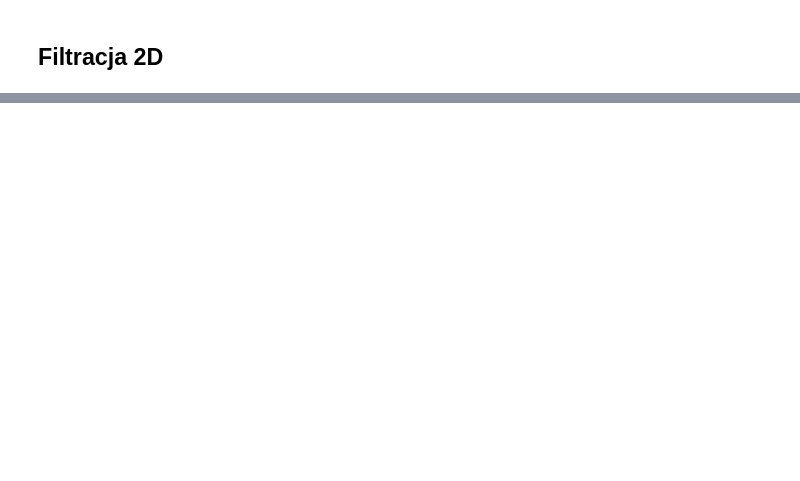
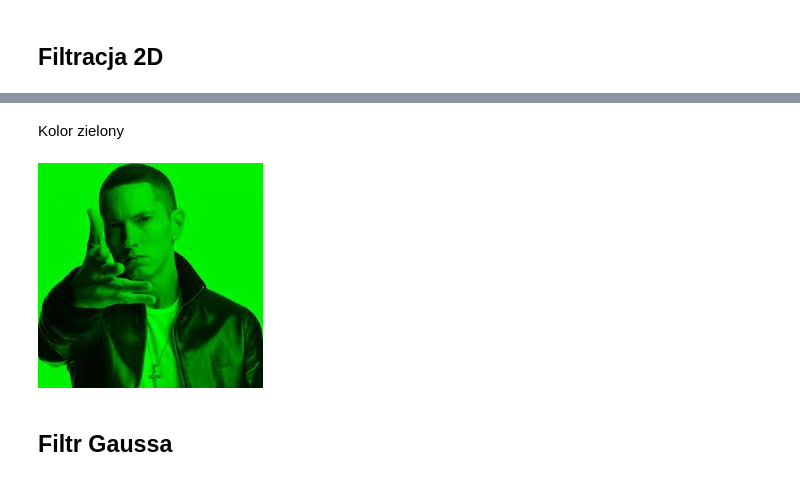
Before and after one commit to kodzib/TP-projekt-3, a Jupyter notebook: oddanie_projektu.ipynb, the cells around one changed output, grey strips where cells are left out. Saved outputs shown, nothing was run; the diff lists cells and outputs as text; code cells hidden in the pictures; blank space fills up the shorter version.

```diff
--- a/oddanie_projektu.ipynb
+++ b/oddanie_projektu.ipynb
@@ -72,0 +99,8 @@ A tak wygląda syngał po filtracji
+# %% [markdown]
+Kolor zielony
+# %%
+Image(filename="Zielony.jpg")
+# %% [output]
+[figure, added]
+# %% [markdown]
+## Filtr Gaussa
```
Also changed, not shown: parts of 14 cells of this notebook.
